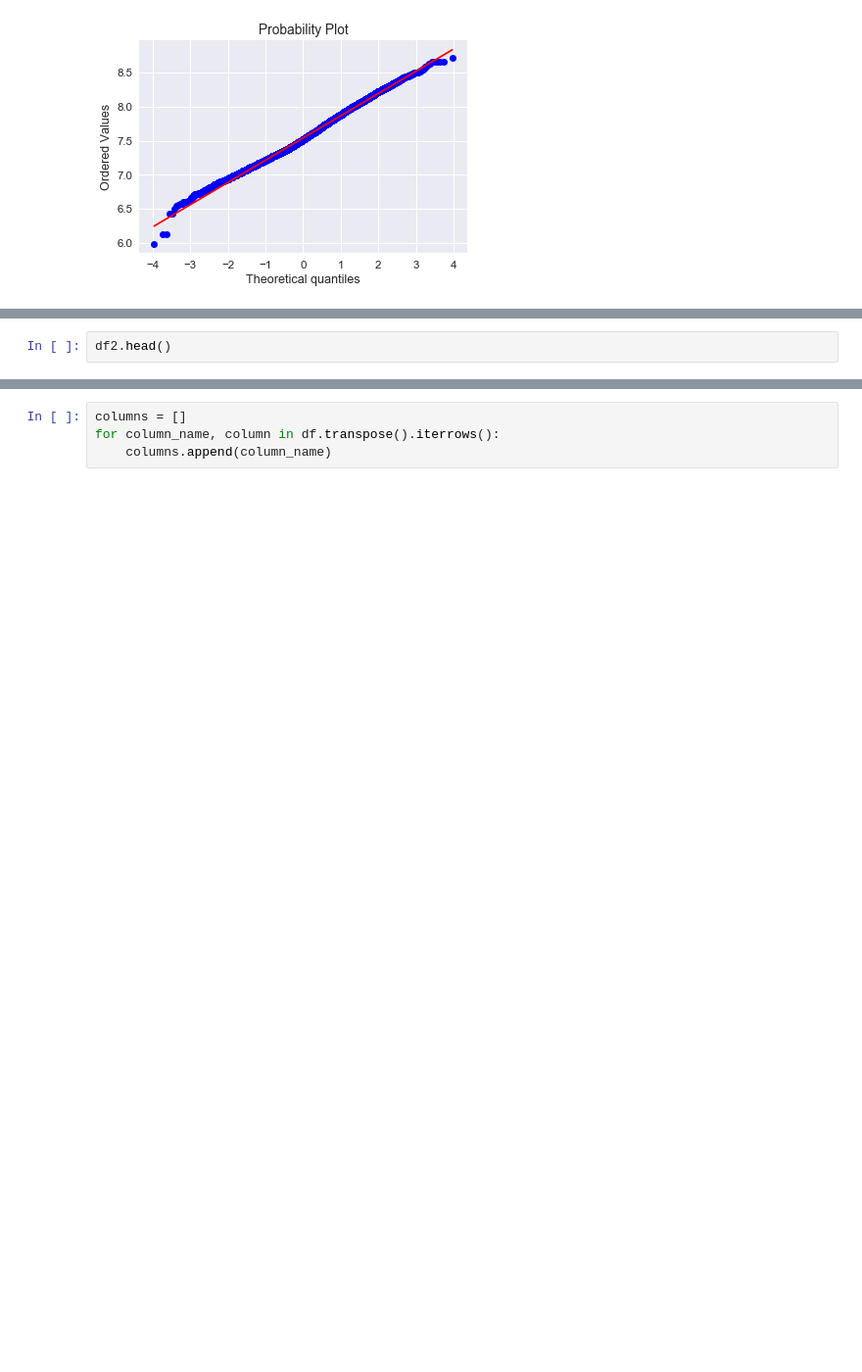
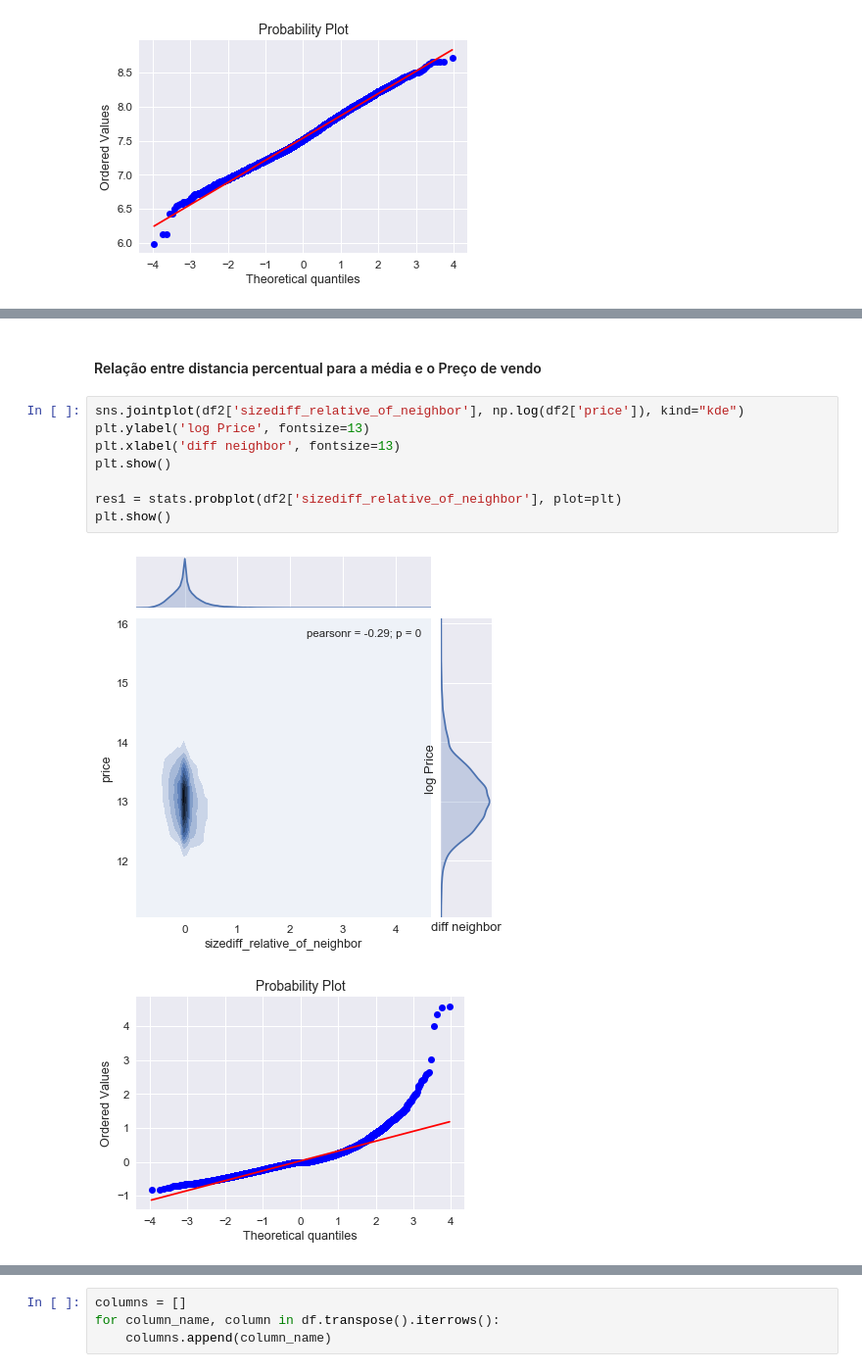
Before and after one commit to sn3fru/pricing-predict, a Jupyter notebook: notebook.ipynb, the cells around one changed output, grey strips where cells are left out. Shown at 98% size. Cells and saved outputs as stored; diff of their text form; blank space fills up the shorter version.

```diff
--- a/notebook.ipynb
+++ b/notebook.ipynb
@@ -177,2 +161,13 @@ plt.show()
-# %%
-df2.head()
+# %% [markdown]
+#### Relação entre distancia percentual para a média e o Preço de vendo
+# %%
+sns.jointplot(df2['sizediff_relative_of_neighbor'], np.log(df2['price']), kind="kde")
+plt.ylabel('log Price', fontsize=13)
+plt.xlabel('diff neighbor', fontsize=13)
+plt.show()
+
+res1 = stats.probplot(df2['sizediff_relative_of_neighbor'], plot=plt)
+plt.show()
+# %% [output]
+[figure, added]
+[figure, added]
```
Also changed, not shown: parts of 25 cells of this notebook.
